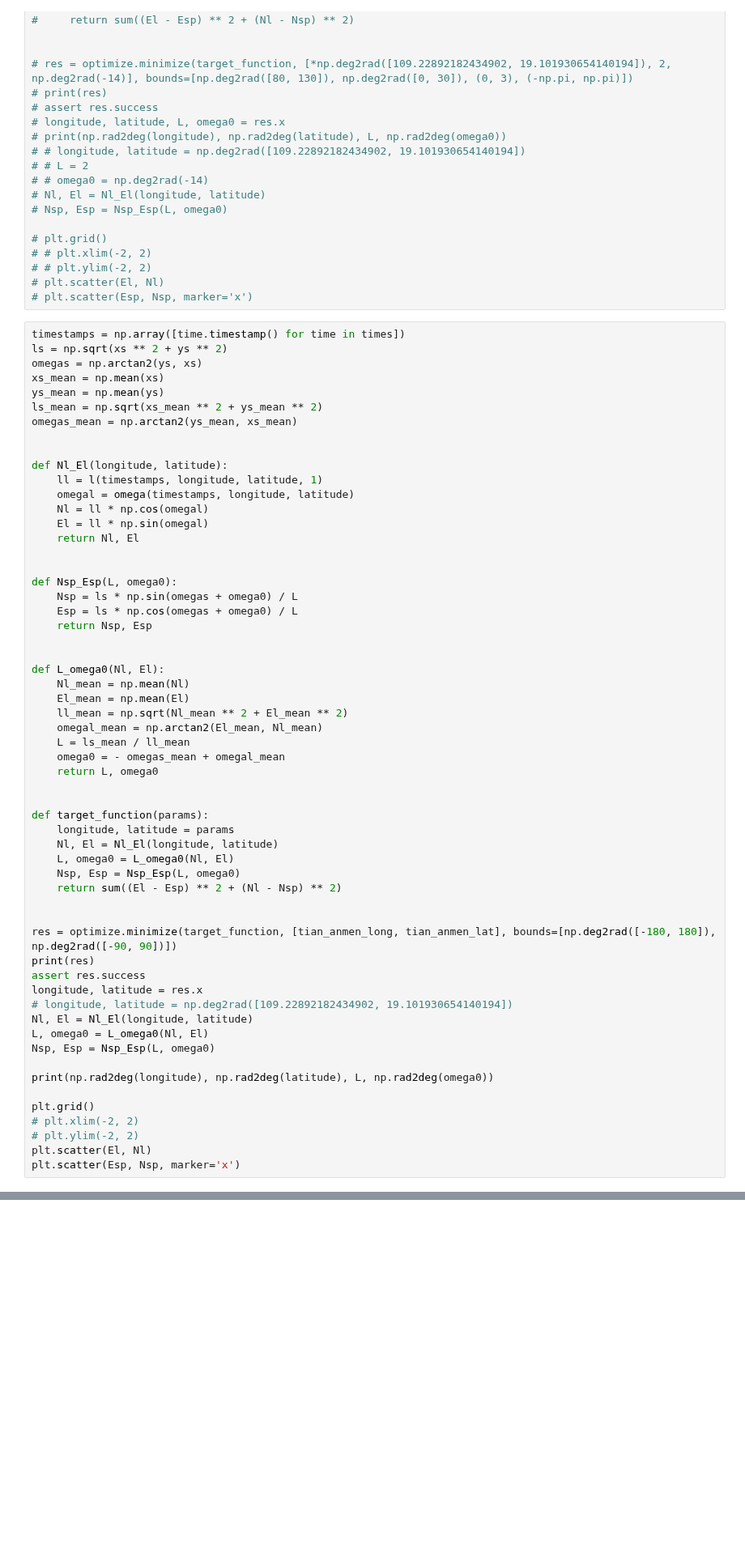
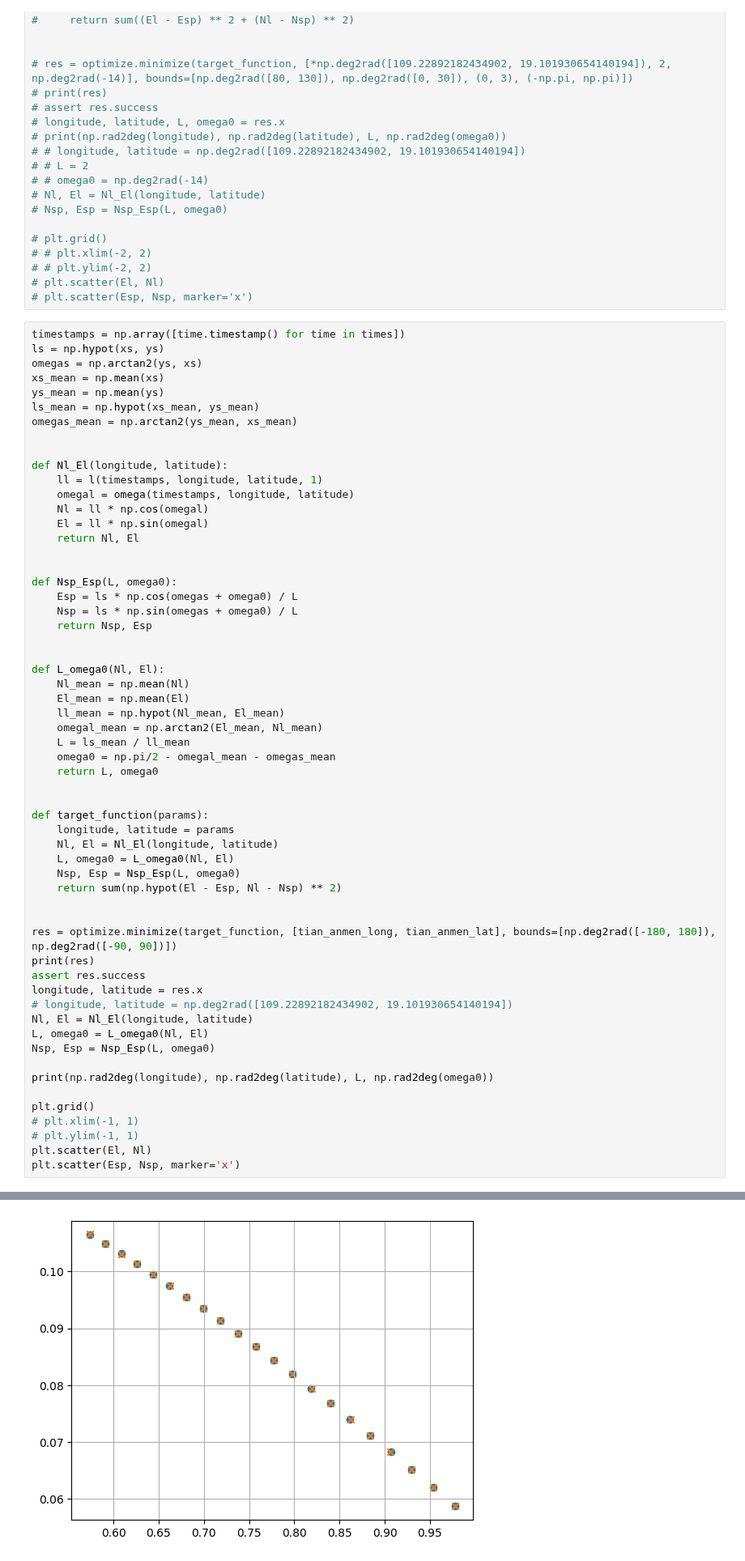
Before and after one commit to BiologyHazard/MATH130177.01-Mathematical-Modeling-and-Applications, a Jupyter notebook: 作业1-太阳影子定位/1.ipynb, the cells around one changed output, grey strips where cells are left out. Shown at 81% size. Drawn from its saved outputs; the diff is of its cells as text; blank space fills up the shorter version.

```diff
--- a/作业1-太阳影子定位/1.ipynb
+++ b/作业1-太阳影子定位/1.ipynb
@@ -256,11 +256,11 @@ plt.plot(x_ticks, ls)
 # plt.scatter(Esp, Nsp, marker='x')
 # %%
 timestamps = np.array([time.timestamp() for time in times])
-ls = np.sqrt(xs ** 2 + ys ** 2)
+ls = np.hypot(xs, ys)
 omegas = np.arctan2(ys, xs)
 xs_mean = np.mean(xs)
 ys_mean = np.mean(ys)
-ls_mean = np.sqrt(xs_mean ** 2 + ys_mean ** 2)
+ls_mean = np.hypot(xs_mean, ys_mean)
 omegas_mean = np.arctan2(ys_mean, xs_mean)
 
 
@@ -273,18 +273,18 @@ def Nl_El(longitude, latitude):
 
 
 def Nsp_Esp(L, omega0):
+    Esp = ls * np.cos(omegas + omega0) / L
     Nsp = ls * np.sin(omegas + omega0) / L
-    Esp = ls * np.cos(omegas + omega0) / L
     return Nsp, Esp
 
 
 def L_omega0(Nl, El):
     Nl_mean = np.mean(Nl)
     El_mean = np.mean(El)
-    ll_mean = np.sqrt(Nl_mean ** 2 + El_mean ** 2)
+    ll_mean = np.hypot(Nl_mean, El_mean)
     omegal_mean = np.arctan2(El_mean, Nl_mean)
     L = ls_mean / ll_mean
-    omega0 = - omegas_mean + omegal_mean
+    omega0 = np.pi/2 - omegal_mean - omegas_mean
     return L, omega0
 
 
@@ -293,7 +293,7 @@ def target_function(params):
     Nl, El = Nl_El(longitude, latitude)
     L, omega0 = L_omega0(Nl, El)
     Nsp, Esp = Nsp_Esp(L, omega0)
-    return sum((El - Esp) ** 2 + (Nl - Nsp) ** 2)
+    return sum(np.hypot(El - Esp, Nl - Nsp) ** 2)
 
 
 res = optimize.minimize(target_function, [tian_anmen_long, tian_anmen_lat], bounds=[np.deg2rad([-180, 180]), np.deg2rad([-90, 90])])
@@ -308,8 +308,8 @@ Nsp, Esp = Nsp_Esp(L, omega0)
 print(np.rad2deg(longitude), np.rad2deg(latitude), L, np.rad2deg(omega0))
 
 plt.grid()
-# plt.xlim(-2, 2)
-# plt.ylim(-2, 2)
+# plt.xlim(-1, 1)
+# plt.ylim(-1, 1)
 plt.scatter(El, Nl)
 plt.scatter(Esp, Nsp, marker='x')
 # %% [output]
@@ -326,0 +328 @@ AssertionError:
+[figure, added]
```
Also changed, not shown: parts of 4 cells of this notebook, 3 other files.
